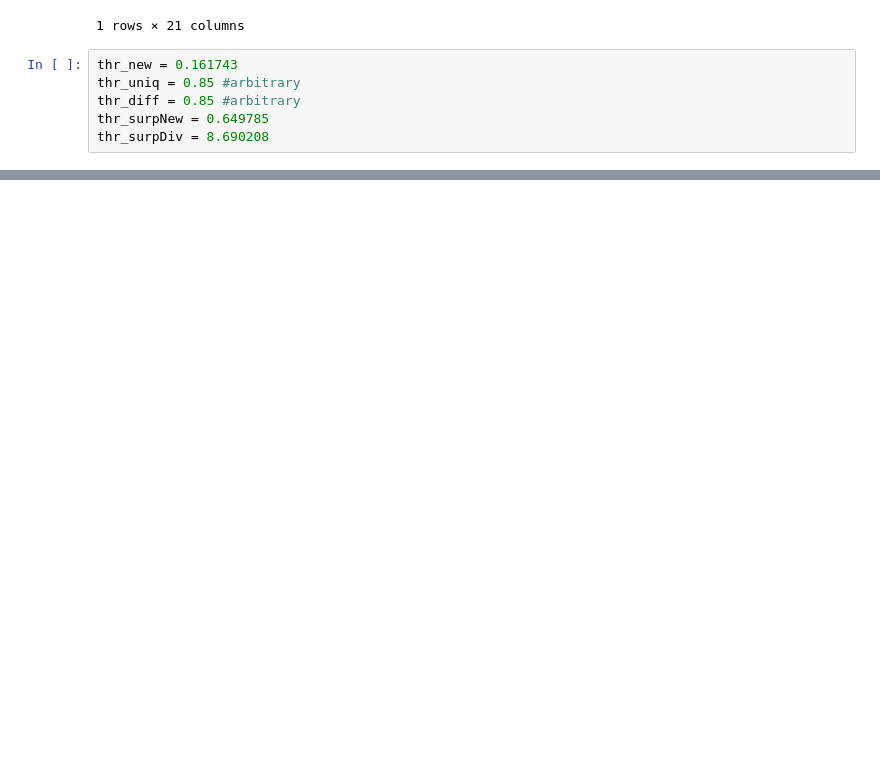
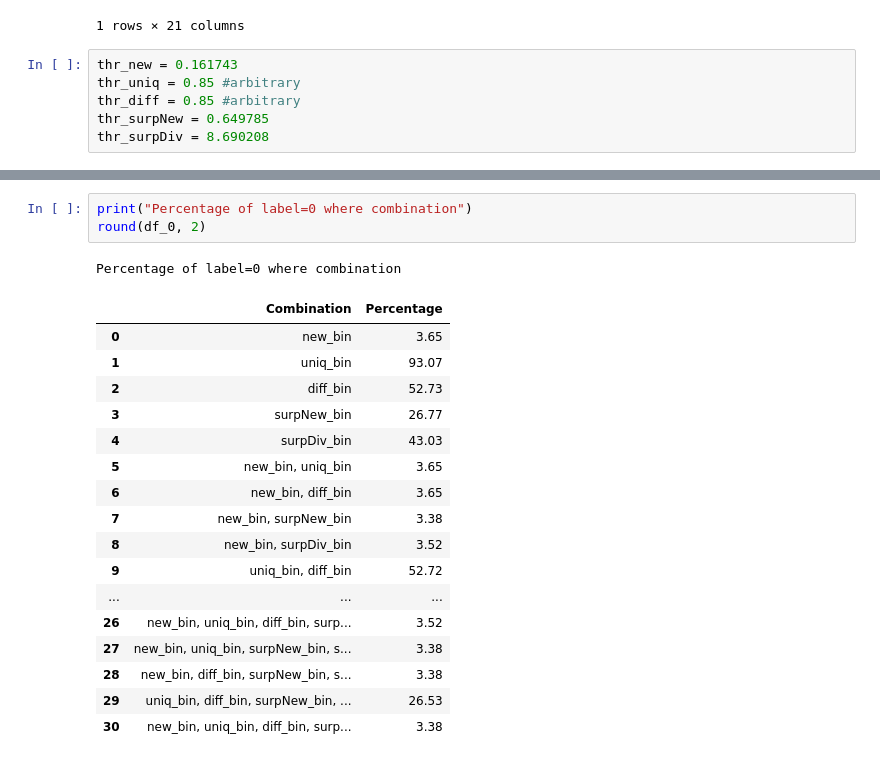
Before and after one commit to edgarLan/brevetNLPv2, a Jupyter notebook: ipcMetrics/metrics.ipynb, the cells around one changed output, grey strips where cells are left out. Drawn from its saved outputs; the diff is of its cells as text; blank space fills up the shorter version.

```diff
--- a/ipcMetrics/metrics.ipynb
+++ b/ipcMetrics/metrics.ipynb
@@ -342,0 +448,22 @@ thr_surpDiv = 8.690208
+# %%
+print("Percentage of label=0 where combination")
+round(df_0, 2)
+# %% [output]
+Percentage of label=0 where combination
+|  | Combination | Percentage |
+| 0 | new_bin | 3.65 |
+| 1 | uniq_bin | 93.07 |
+| 2 | diff_bin | 52.73 |
+| 3 | surpNew_bin | 26.77 |
+| 4 | surpDiv_bin | 43.03 |
+| 5 | new_bin, uniq_bin | 3.65 |
+| 6 | new_bin, diff_bin | 3.65 |
+| 7 | new_bin, surpNew_bin | 3.38 |
+| 8 | new_bin, surpDiv_bin | 3.52 |
+| 9 | uniq_bin, diff_bin | 52.72 |
+| ... | ... | ... |
+| 26 | new_bin, uniq_bin, diff_bin, surp... | 3.52 |
+| 27 | new_bin, uniq_bin, surpNew_bin, s... | 3.38 |
+| 28 | new_bin, diff_bin, surpNew_bin, s... | 3.38 |
+| 29 | uniq_bin, diff_bin, surpNew_bin, ... | 26.53 |
+| 30 | new_bin, uniq_bin, diff_bin, surp... | 3.38 |
```
Also changed, not shown: parts of 10 cells of this notebook.
